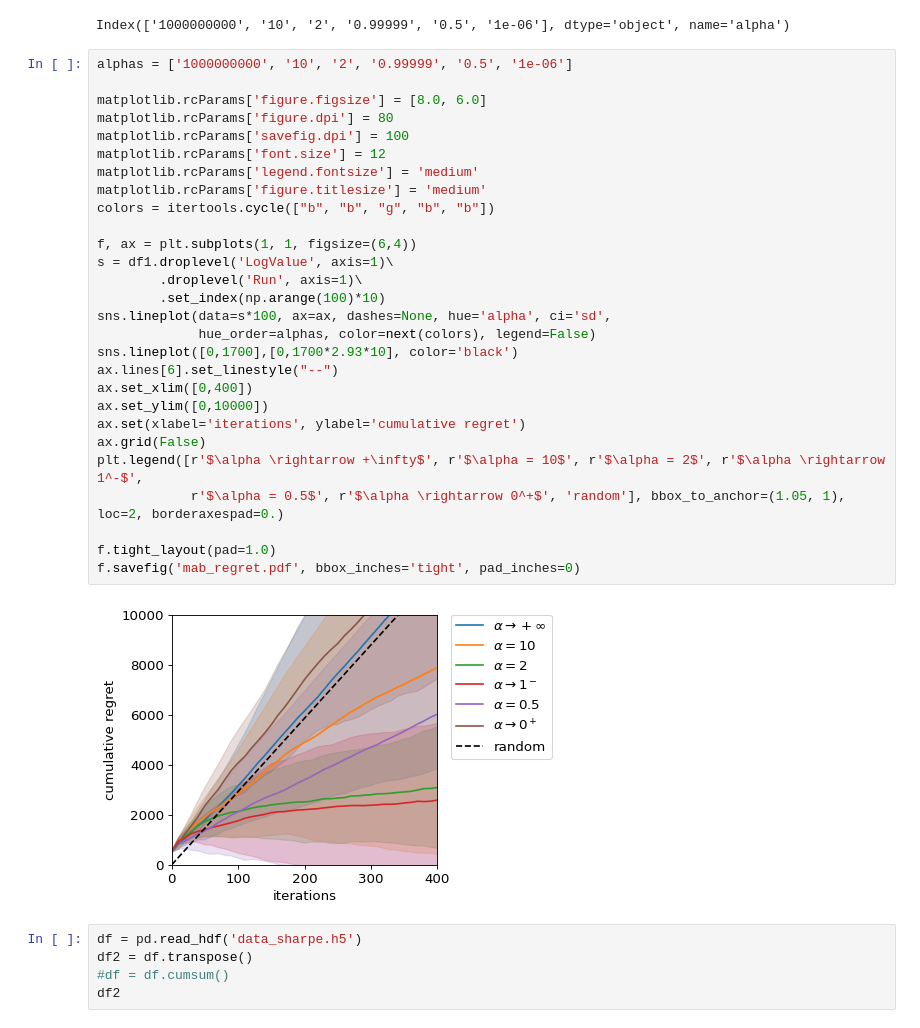
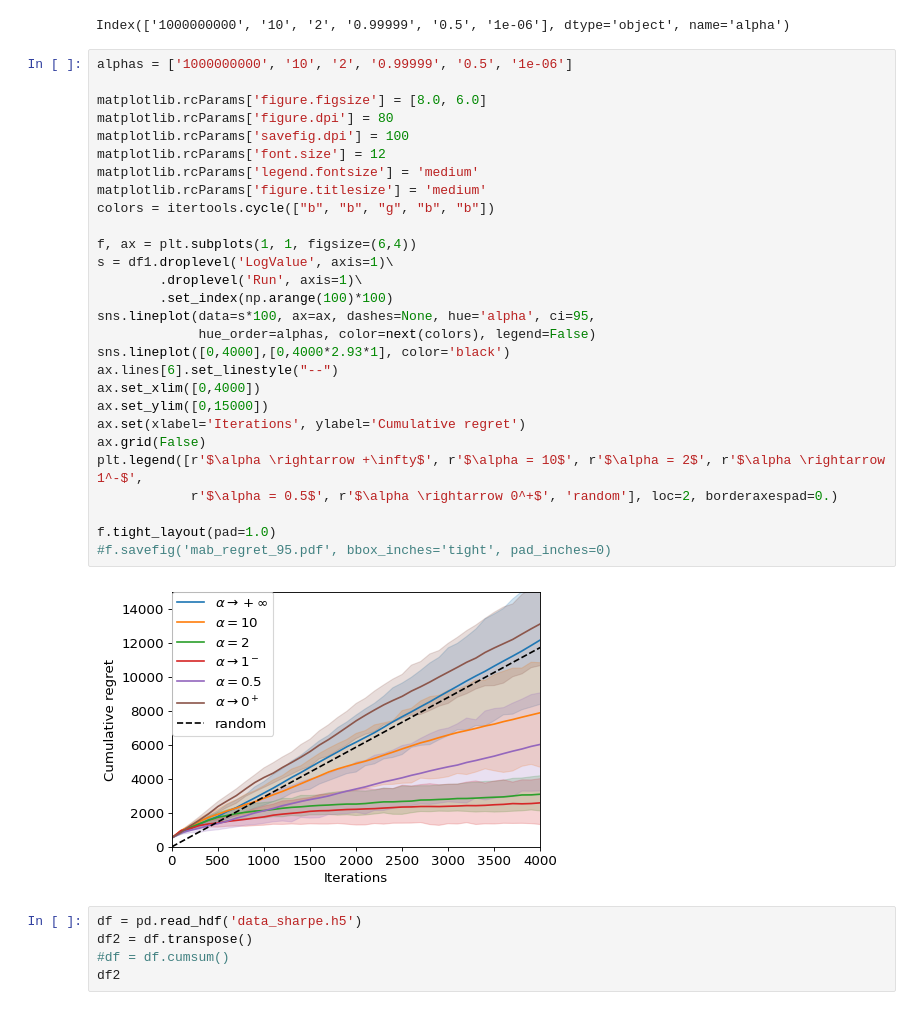
Before and after one commit to ucbtns/renyibounds, a Jupyter notebook: multi_armed_bandit/notebook/plot_learning_curves.ipynb, the cells around one changed output. Drawn from its saved outputs; the diff is of its cells as text.

```diff
--- a/multi_armed_bandit/notebook/plot_learning_curves.ipynb
+++ b/multi_armed_bandit/notebook/plot_learning_curves.ipynb
@@ -58,33 +58,33 @@ Index(['1000000000', '10', '2', '0.99999', '0.5', '1e-06'], dtype='object', name
 # %%
 alphas = ['1000000000', '10', '2', '0.99999', '0.5', '1e-06']
 
 matplotlib.rcParams['figure.figsize'] = [8.0, 6.0]
 matplotlib.rcParams['figure.dpi'] = 80
 matplotlib.rcParams['savefig.dpi'] = 100
 matplotlib.rcParams['font.size'] = 12
 matplotlib.rcParams['legend.fontsize'] = 'medium'
 matplotlib.rcParams['figure.titlesize'] = 'medium'
 colors = itertools.cycle(["b", "b", "g", "b", "b"])
 
 f, ax = plt.subplots(1, 1, figsize=(6,4))
 s = df1.droplevel('LogValue', axis=1)\
         .droplevel('Run', axis=1)\
-        .set_index(np.arange(100)*10)
-sns.lineplot(data=s*100, ax=ax, dashes=None, hue='alpha', ci='sd',
+        .set_index(np.arange(100)*100)
+sns.lineplot(data=s*100, ax=ax, dashes=None, hue='alpha', ci=95,
              hue_order=alphas, color=next(colors), legend=False)
-sns.lineplot([0,1700],[0,1700*2.93*10], color='black')
+sns.lineplot([0,4000],[0,4000*2.93*1], color='black')
 ax.lines[6].set_linestyle("--")
-ax.set_xlim([0,400])
-ax.set_ylim([0,10000])
-ax.set(xlabel='iterations', ylabel='cumulative regret')
+ax.set_xlim([0,4000])
+ax.set_ylim([0,15000])
+ax.set(xlabel='Iterations', ylabel='Cumulative regret')
 ax.grid(False)
 plt.legend([r'$\alpha \rightarrow +\infty$', r'$\alpha = 10$', r'$\alpha = 2$', r'$\alpha \rightarrow 1^-$',
-            r'$\alpha = 0.5$', r'$\alpha \rightarrow 0^+$', 'random'], bbox_to_anchor=(1.05, 1), loc=2, borderaxespad=0.)
+            r'$\alpha = 0.5$', r'$\alpha \rightarrow 0^+$', 'random'], loc=2, borderaxespad=0.)
 
 f.tight_layout(pad=1.0)
-f.savefig('mab_regret.pdf', bbox_inches='tight', pad_inches=0)
+#f.savefig('mab_regret_95.pdf', bbox_inches='tight', pad_inches=0)
 # %% [output]
-[figure, old version]
+[figure, new version]
 # %%
 df = pd.read_hdf('data_sharpe.h5')
 df2 = df.transpose()
```
Also changed, not shown: parts of 2 cells of this notebook, 57 other files.
